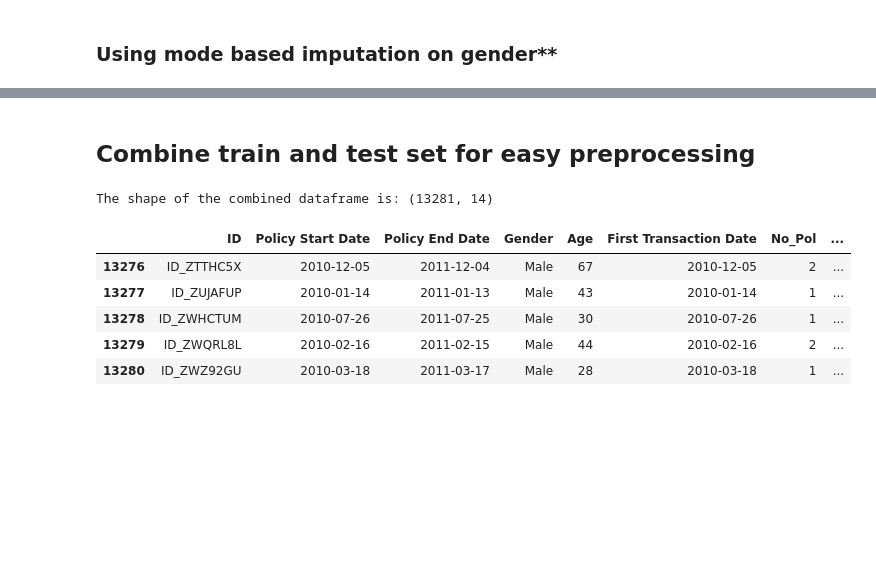
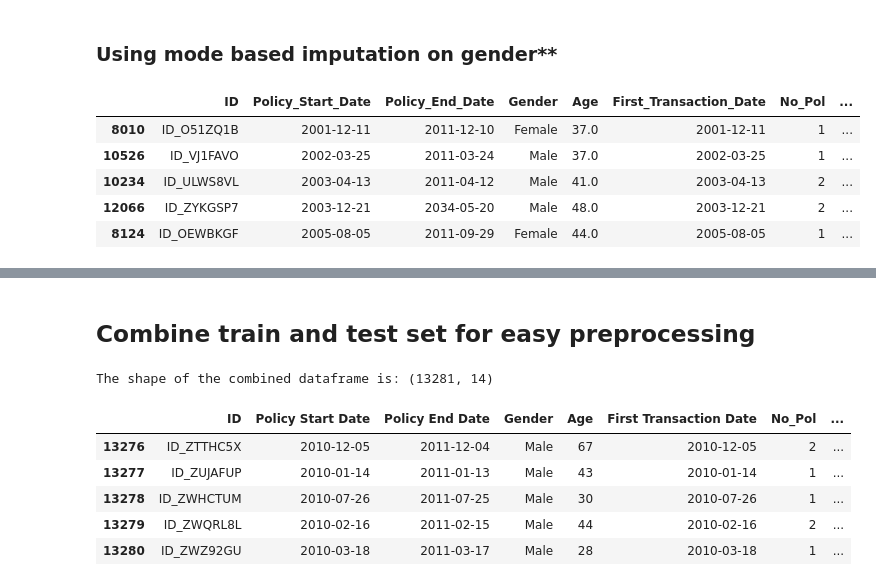
Before and after one commit to The-DigitalAcademy/claim_vision, a Jupyter notebook: analysis.ipynb, the cells around one changed output, grey strips where cells are left out. Drawn from its saved outputs; the diff is of its cells as text; code cells hidden in the pictures; blank space fills up the shorter version.

```diff
--- a/analysis.ipynb
+++ b/analysis.ipynb
@@ -190,0 +205,9 @@ train['Gender'] = train['Gender'].fillna(train['Gender'].mode()[0])
+# %%
+train.head()
+# %% [output]
+|  | ID | Policy_Start_Date | Policy_End_Date | Gender | Age | First_Transaction_Date | No_Pol | ... |
+| 8010 | ID_O51ZQ1B | 2001-12-11 | 2011-12-10 | Female | 37.0 | 2001-12-11 | 1 | ... |
+| 10526 | ID_VJ1FAVO | 2002-03-25 | 2011-03-24 | Male | 37.0 | 2002-03-25 | 1 | ... |
+| 10234 | ID_ULWS8VL | 2003-04-13 | 2011-04-12 | Male | 41.0 | 2003-04-13 | 2 | ... |
+| 12066 | ID_ZYKGSP7 | 2003-12-21 | 2034-05-20 | Male | 48.0 | 2003-12-21 | 2 | ... |
+| 8124 | ID_OEWBKGF | 2005-08-05 | 2011-09-29 | Female | 44.0 | 2005-08-05 | 1 | ... |
```
Also changed, not shown: parts of 24 cells of this notebook, 2 other files.
